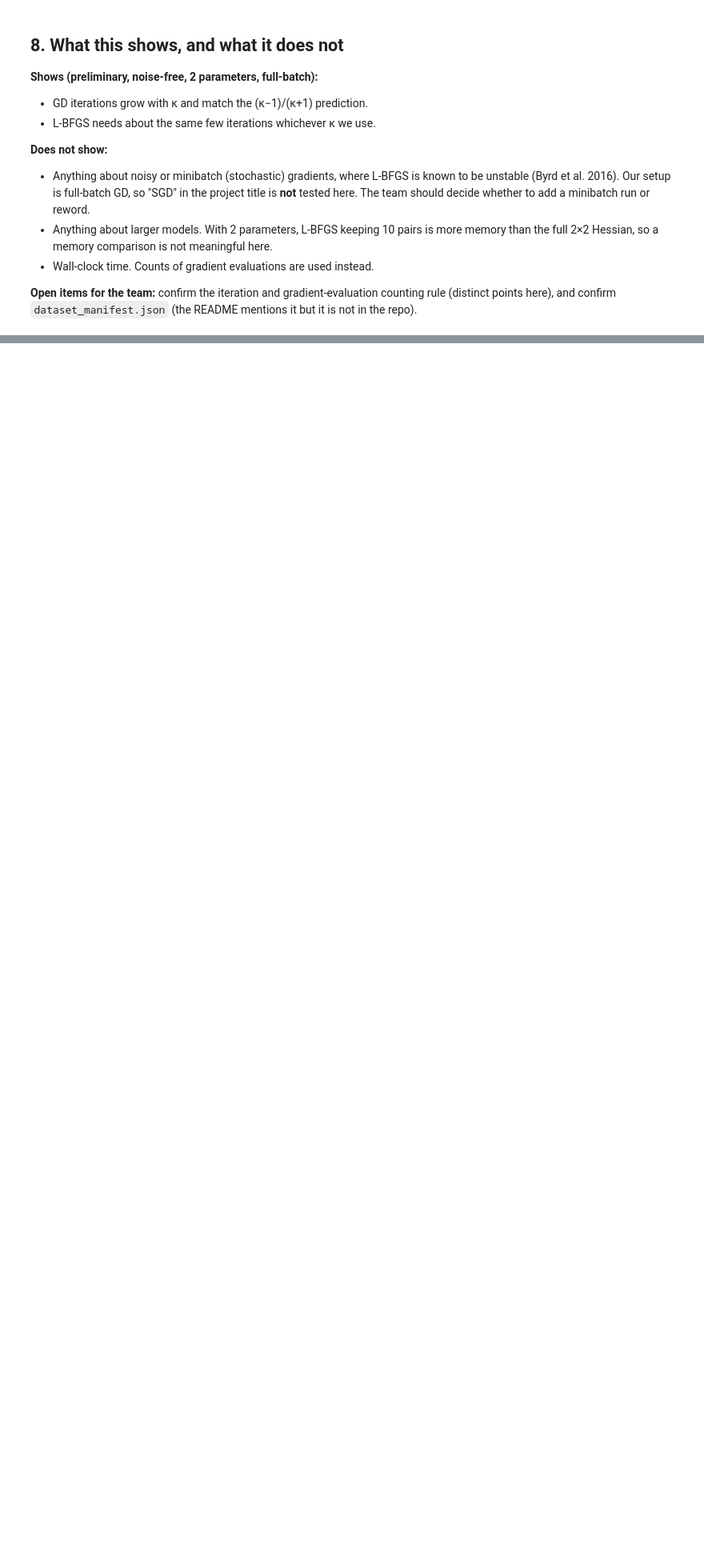
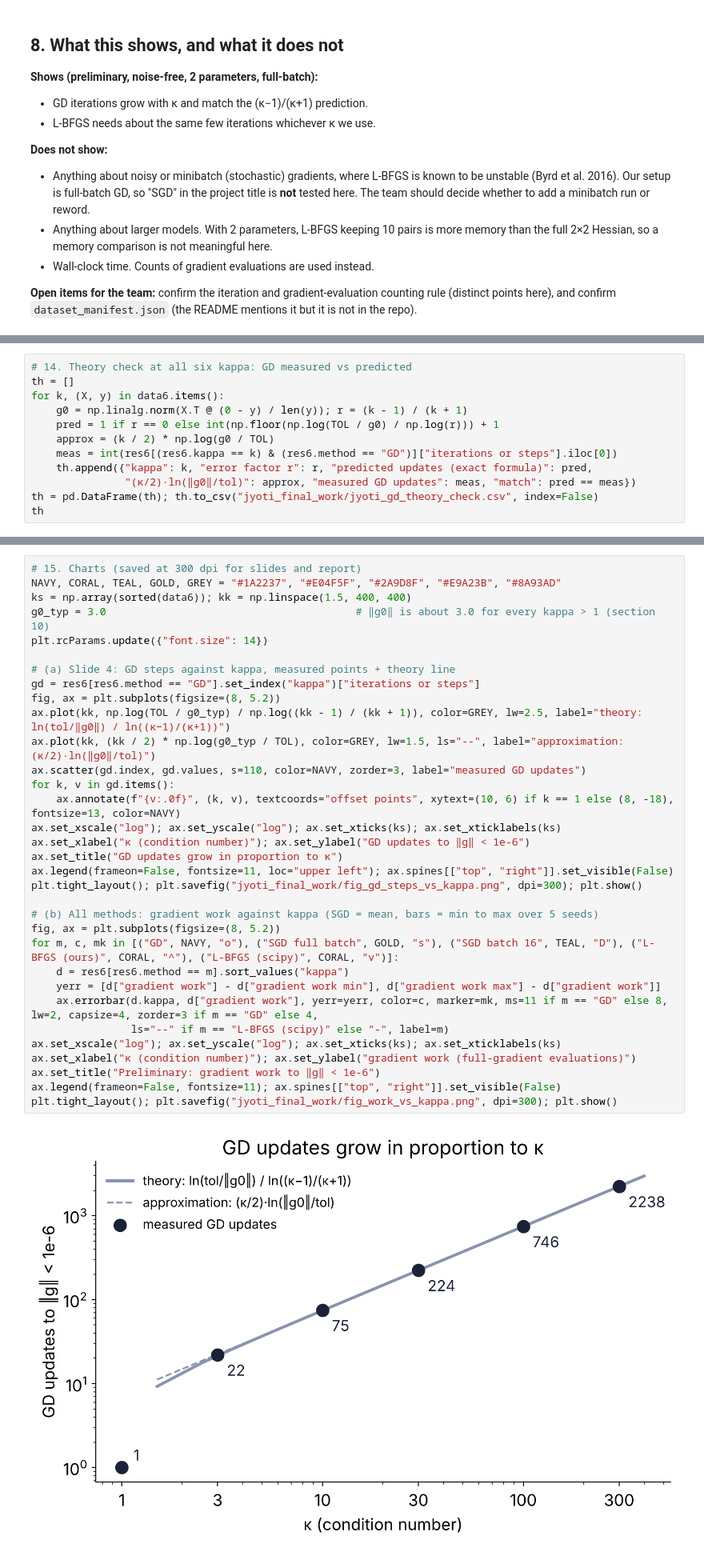
Before and after one commit to priyavenugopalnair-debug/group7-optimizers, a Jupyter notebook: notebooks/Jyoti_Maths_project.ipynb, the cells around one changed output, grey strips where cells are left out. Shown at 80% size. Saved outputs shown, nothing was run; the diff lists cells and outputs as text; blank space fills up the shorter version.

Commit message:
Jyoti final
notebook with SGD and six-kappa results

```diff
--- a/notebooks/Jyoti_Maths_project.ipynb
+++ b/notebooks/Jyoti_Maths_project.ipynb
@@ -201,0 +455,12 @@ plt.tight_layout(); plt.show()
+# %%
+# 14. Theory check at all six kappa: GD measured vs predicted
+th = []
+for k, (X, y) in data6.items():
+    g0 = np.linalg.norm(X.T @ (0 - y) / len(y)); r = (k - 1) / (k + 1)
+    pred = 1 if r == 0 else int(np.floor(np.log(TOL / g0) / np.log(r))) + 1
+    approx = (k / 2) * np.log(g0 / TOL)
+    meas = int(res6[(res6.kappa == k) & (res6.method == "GD")]["iterations or steps"].iloc[0])
+    th.append({"kappa": k, "error factor r": r, "predicted updates (exact formula)": pred,
+               "(κ/2)·ln(‖g0‖/tol)": approx, "measured GD updates": meas, "match": pred == meas})
+th = pd.DataFrame(th); th.to_csv("jyoti_final_work/jyoti_gd_theory_check.csv", index=False)
+th
@@ -201,0 +475,35 @@ plt.tight_layout(); plt.show()
+# %%
+# 15. Charts (saved at 300 dpi for slides and report)
+NAVY, CORAL, TEAL, GOLD, GREY = "#1A2237", "#E04F5F", "#2A9D8F", "#E9A23B", "#8A93AD"
+ks = np.array(sorted(data6)); kk = np.linspace(1.5, 400, 400)
+g0_typ = 3.0                                        # ‖g0‖ is about 3.0 for every kappa > 1 (section 10)
+plt.rcParams.update({"font.size": 14})
+
+# (a) Slide 4: GD steps against kappa, measured points + theory line
+gd = res6[res6.method == "GD"].set_index("kappa")["iterations or steps"]
+fig, ax = plt.subplots(figsize=(8, 5.2))
+ax.plot(kk, np.log(TOL / g0_typ) / np.log((kk - 1) / (kk + 1)), color=GREY, lw=2.5, label="theory: ln(tol/‖g0‖) / ln((κ−1)/(κ+1))")
+ax.plot(kk, (kk / 2) * np.log(g0_typ / TOL), color=GREY, lw=1.5, ls="--", label="approximation: (κ/2)·ln(‖g0‖/tol)")
+ax.scatter(gd.index, gd.values, s=110, color=NAVY, zorder=3, label="measured GD updates")
+for k, v in gd.items():
+    ax.annotate(f"{v:.0f}", (k, v), textcoords="offset points", xytext=(10, 6) if k == 1 else (8, -18), fontsize=13, color=NAVY)
+ax.set_xscale("log"); ax.set_yscale("log"); ax.set_xticks(ks); ax.set_xticklabels(ks)
+ax.set_xlabel("κ (condition number)"); ax.set_ylabel("GD updates to ‖g‖ < 1e-6")
+ax.set_title("GD updates grow in proportion to κ")
+ax.legend(frameon=False, fontsize=11, loc="upper left"); ax.spines[["top", "right"]].set_visible(False)
+plt.tight_layout(); plt.savefig("jyoti_final_work/fig_gd_steps_vs_kappa.png", dpi=300); plt.show()
+
+# (b) All methods: gradient work against kappa (SGD = mean, bars = min to max over 5 seeds)
+fig, ax = plt.subplots(figsize=(8, 5.2))
+for m, c, mk in [("GD", NAVY, "o"), ("SGD full batch", GOLD, "s"), ("SGD batch 16", TEAL, "D"), ("L-BFGS (ours)", CORAL, "^"), ("L-BFGS (scipy)", CORAL, "v")]:
+    d = res6[res6.method == m].sort_values("kappa")
+    yerr = [d["gradient work"] - d["gradient work min"], d["gradient work max"] - d["gradient work"]]
+    ax.errorbar(d.kappa, d["gradient work"], yerr=yerr, color=c, marker=mk, ms=11 if m == "GD" else 8, lw=2, capsize=4, zorder=3 if m == "GD" else 4,
+                ls="--" if m == "L-BFGS (scipy)" else "-", label=m)
+ax.set_xscale("log"); ax.set_yscale("log"); ax.set_xticks(ks); ax.set_xticklabels(ks)
+ax.set_xlabel("κ (condition number)"); ax.set_ylabel("gradient work (full-gradient evaluations)")
+ax.set_title("Preliminary: gradient work to ‖g‖ < 1e-6")
+ax.legend(frameon=False, fontsize=11); ax.spines[["top", "right"]].set_visible(False)
+plt.tight_layout(); plt.savefig("jyoti_final_work/fig_work_vs_kappa.png", dpi=300); plt.show()
+# %% [output]
+[figure, added]
```
Also changed, not shown: parts of 10 cells of this notebook.
